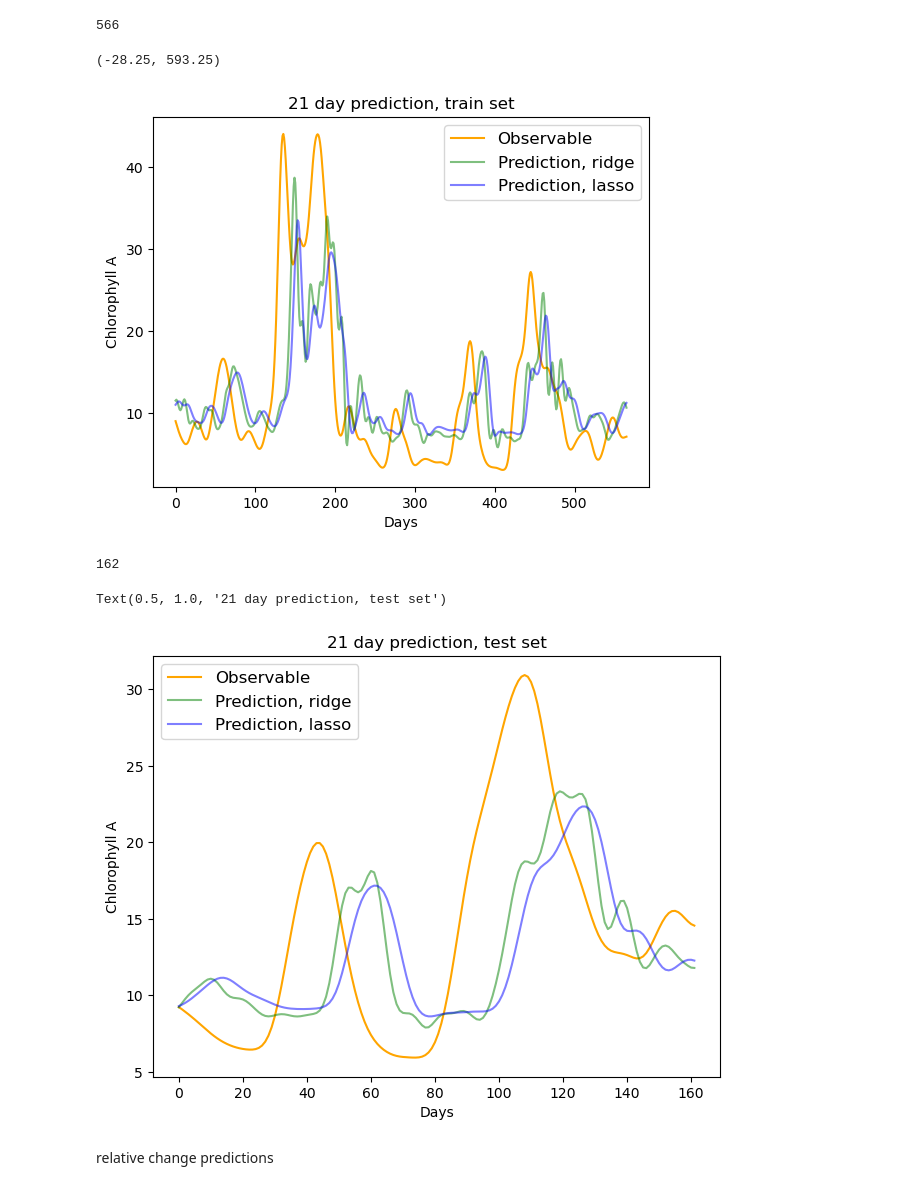
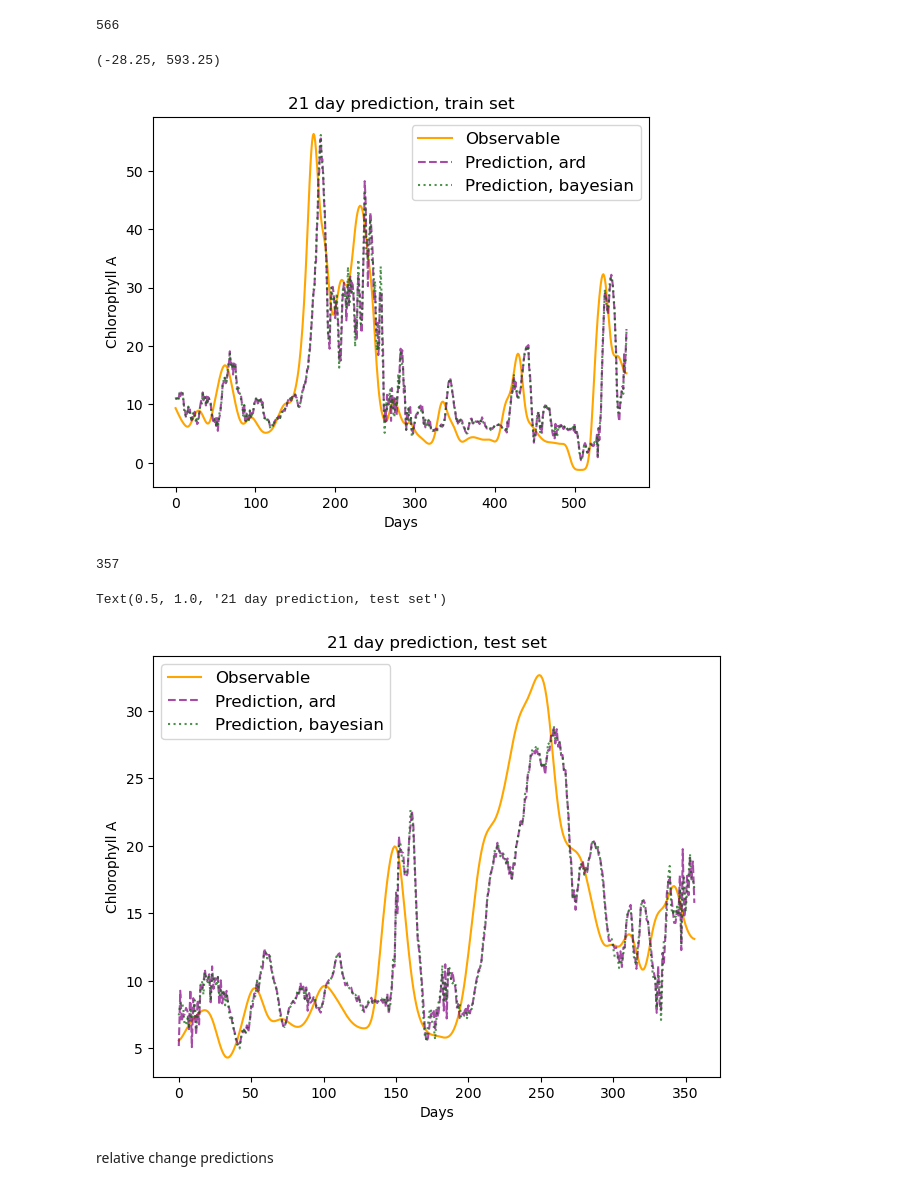
Before and after one commit to MTLehner/DSTSES_DataLakes, a Jupyter notebook: jb_ridge_lasso.ipynb, the cells around one changed output. Drawn from its saved outputs; the diff is of its cells as text; code cells hidden in the pictures.

Commit message:
adding additional plots jb_ridge_lasso.ipynb

```diff
--- a/jb_ridge_lasso.ipynb
+++ b/jb_ridge_lasso.ipynb
@@ -11,0 +15,6 @@ from sklearn.linear_model import Ridge, Lasso
+# %%
+df_marc = import_lakes.import_lake_greifen()
+df_marc["day"] = df_marc["date"].apply(lambda x: x.replace(hour=0, minute=0, second=0, microsecond=0))
+# %%
+df_marc_day = df_marc.groupby("day").mean()
+df_marc_day.reset_index(inplace=True)
@@ -64,7 +73,8 @@ X = np.reshape(X,(len(X),1))
 # %% [markdown]
 ridge/lasso: train on first 600
 # %%
-z6data = gaussian_filter1d(day_df['z6'].values,4)
+#z6data = gaussian_filter1d(day_df['z6'].values,4)
+z6data = gaussian_filter1d(df_marc_day['z6'].values,4)
 # %%
 chloro = z6data[:600]
 n_steps = 14
@@ -245,24 +259,32 @@ len(X_train)
 # %%
 ridgeRegression = Ridge(alpha=1.0)
 lassoRegression = Lasso(alpha=1.0)
+ardRegression = ARDRegression()
+bayesianRegression = BayesianRidge()
 ridgeRegression.fit(X_train, Y_train)
 lassoRegression.fit(X_train, Y_train)
+ardRegression.fit(X_train,Y_train)
+bayesianRegression.fit(X_train,Y_train)
 predictions_train_ridge_21days = ridgeRegression.predict(X_train)
 predictions_train_lasso_21days = lassoRegression.predict(X_train)
+predictions_train_ard_21days = ardRegression.predict(X_train)
+predictions_train_bayesian_21days = bayesianRegression.predict(X_train)
 # %%
 fig, axd = plt.subplot_mosaic([['Prediction21days']])
 ax = axd['Prediction21days']
 ax.plot(np.array(Y_train).tolist(),label='Observable',color='orange')
-ax.plot(predictions_train_ridge_21days,label='Prediction, ridge',color='green',alpha=0.5)
-ax.plot(predictions_train_lasso_21days,label='Prediction, lasso',color='blue', alpha=0.5)
+ax.plot(predictions_train_ard_21days,label='Prediction, ard',color='purple',alpha=0.7,linestyle="--")
+ax.plot(predictions_train_bayesian_21days,label='Prediction, bayesian',color='darkgreen',alpha=0.7,linestyle=":")
+#ax.plot(predictions_train_ridge_21days,label='Prediction, ridge',color='green',alpha=0.5)
+#ax.plot(predictions_train_lasso_21days,label='Prediction, lasso',color='blue', alpha=0.5)
 ax.set_xlabel('Days')
 ax.set_ylabel('Chlorophyll A')
 ax.set_title("21 day prediction, train set")
 plt.legend(fontsize=12)
 plt.xlim()
 # %% [output]
 (-28.25, 593.25)
-[figure, old version]
+[figure, new version]
 # %%
 chloro = z6data[600:]
 n_steps = 14
@@ -273,7 +295,7 @@ for i in range(n_steps, len(chloro)-20):
 # %%
 len(X_test)
 # %% [output]
-162
+357
 # %%
 predictions_test_ridge_21days = ridgeRegression.predict(X_test)
 predictions_test_lasso_21days = lassoRegression.predict(X_test)
@@ -282,15 +306,17 @@ fig,axd = plt.subplot_mosaic([["Prediction21days"]])
 fig.tight_layout()
 ax = axd["Prediction21days"]
 ax.plot(np.array(Y_test).tolist(),label='Observable',color='orange')
-ax.plot(predictions_test_ridge_21days,label='Prediction, ridge',color='green',alpha=0.5)
-ax.plot(predictions_test_lasso_21days,label='Prediction, lasso',color='blue',alpha=0.5)
+ax.plot(predictions_test_ard_21days,label='Prediction, ard',linestyle="--",color="purple",alpha=0.7)
+ax.plot(predictions_test_bayesian_21days,label='Prediction, bayesian',linestyle=":",color="darkgreen",alpha=0.7)
+#ax.plot(predictions_test_ridge_21days,label='Prediction, ridge',color='green',alpha=0.5)
+#ax.plot(predictions_test_lasso_21days,label='Prediction, lasso',color='blue',alpha=0.5)
 ax.set_xlabel('Days')
 ax.set_ylabel('Chlorophyll A')
 ax.legend(fontsize=12)
 ax.set_title("21 day prediction, test set")
 # %% [output]
 Text(0.5, 1.0, '21 day prediction, test set')
-[figure, old version]
+[figure, new version]
 # %% [markdown]
 relative change predictions
 # %%
```
Also changed, not shown: parts of 23 cells of this notebook.
